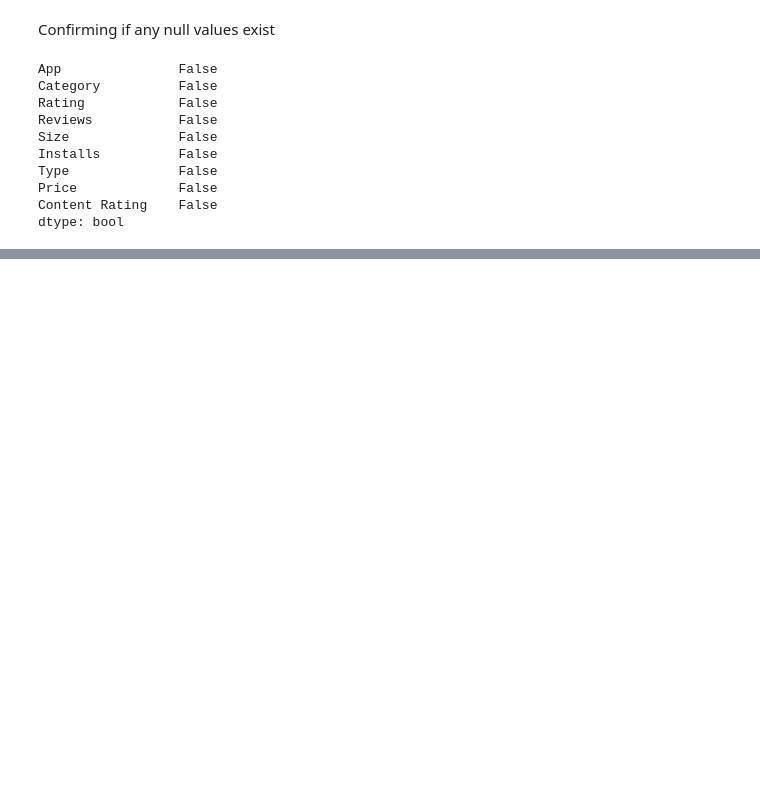
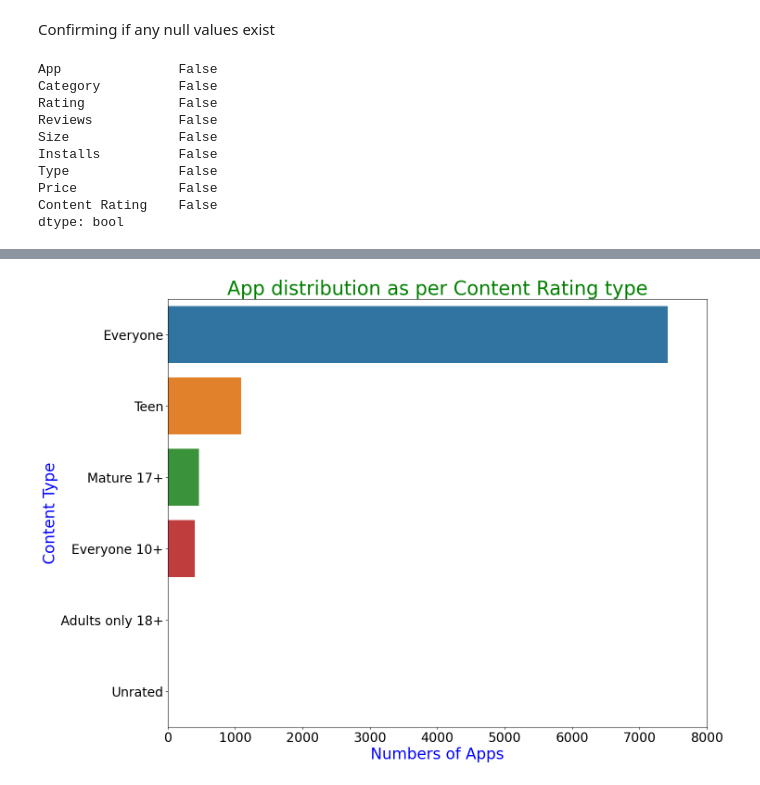
Before and after one commit to 31AKASh07/Playstore-App-analysis, a Jupyter notebook: PLAYSTORE.ipynb, the cells around one changed output, grey strips where cells are left out. Saved outputs shown, nothing was run; the diff lists cells and outputs as text; code cells hidden in the pictures; blank space fills up the shorter version.

```diff
--- a/PLAYSTORE.ipynb
+++ b/PLAYSTORE.ipynb
@@ -184,0 +244,13 @@ array(['0', '$4.99', '$3.99', '$6.99', '$1.49', '$2.99', '$7.99', '$5.99',
+# %%
+plt.figure(figsize=(15,12))
+unique_category= PSD['Content Rating'].value_counts()
+sns.barplot(x=unique_category, y=unique_category.index, data=PSD)
+plt.xticks(size=20)
+plt.yticks(size=20)
+plt.xlim(0,8000)
+plt.xlabel("Numbers of Apps",size=24,c="b")
+plt.ylabel("Content Type",size=24,c="b")
+plt.title("App distribution as per Content Rating type",size=30,c="g")
+plt.show()
+# %% [output]
+[figure, added]
```
Also changed, not shown: parts of 24 cells of this notebook.
